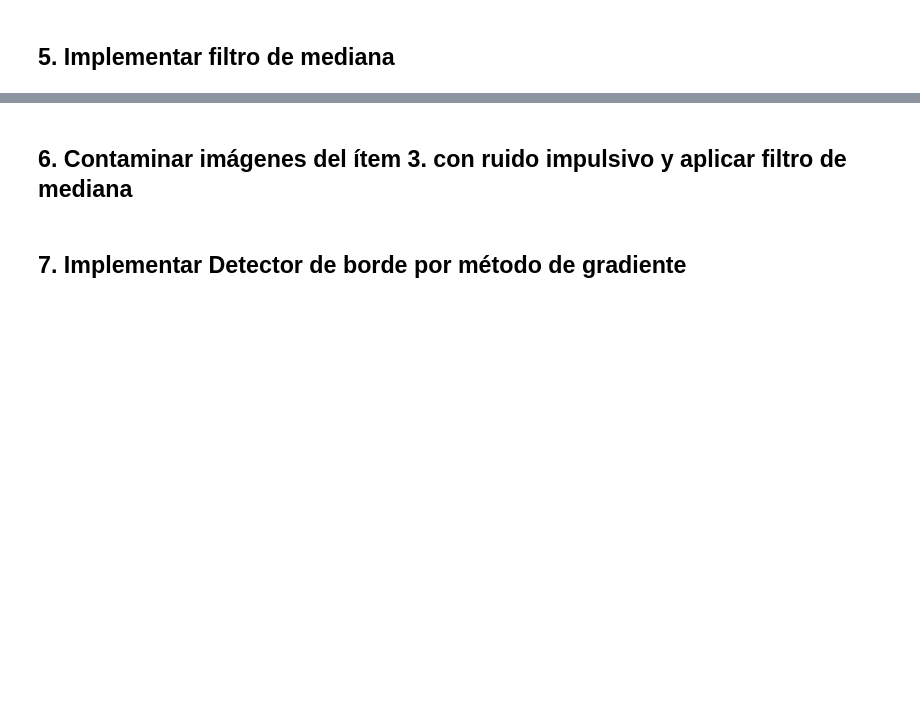
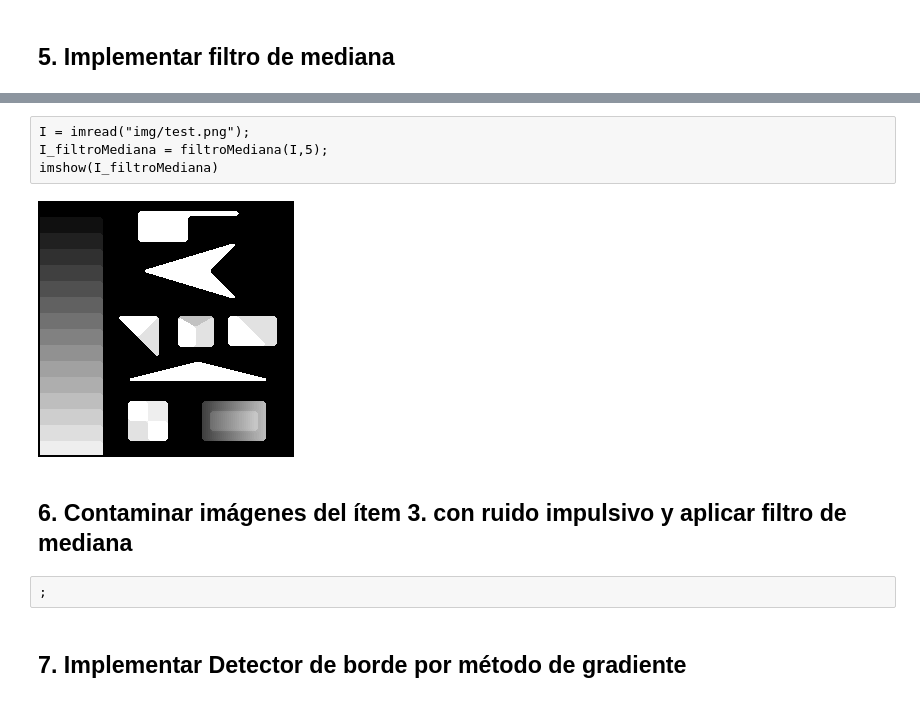
Before and after one commit to munshkr/vc-2018-2c, a Jupyter notebook: practicas/P3_Ruidos_y_filtros.ipynb, the cells around one changed output, grey strips where cells are left out. Drawn from its saved outputs; the diff is of its cells as text; blank space fills up the shorter version.

```diff
--- a/practicas/P3_Ruidos_y_filtros.ipynb
+++ b/practicas/P3_Ruidos_y_filtros.ipynb
@@ -287,5 +314,13 @@ imshow(conv2(I .* Inoise, kernel_gaussiano, "same"));
+# %%
+I = imread("img/test.png");
+I_filtroMediana = filtroMediana(I,5);
+imshow(I_filtroMediana)
+# %% [output]
+[figure, added]
 # %% [markdown]
 ## 6. Contaminar imágenes del ítem 3. con ruido impulsivo y aplicar filtro de mediana
+# %%
+;
 # %% [markdown]
 ## 7. Implementar Detector de borde por método de gradiente
 # %% [markdown]
```
Also changed, not shown: parts of 12 cells of this notebook.
